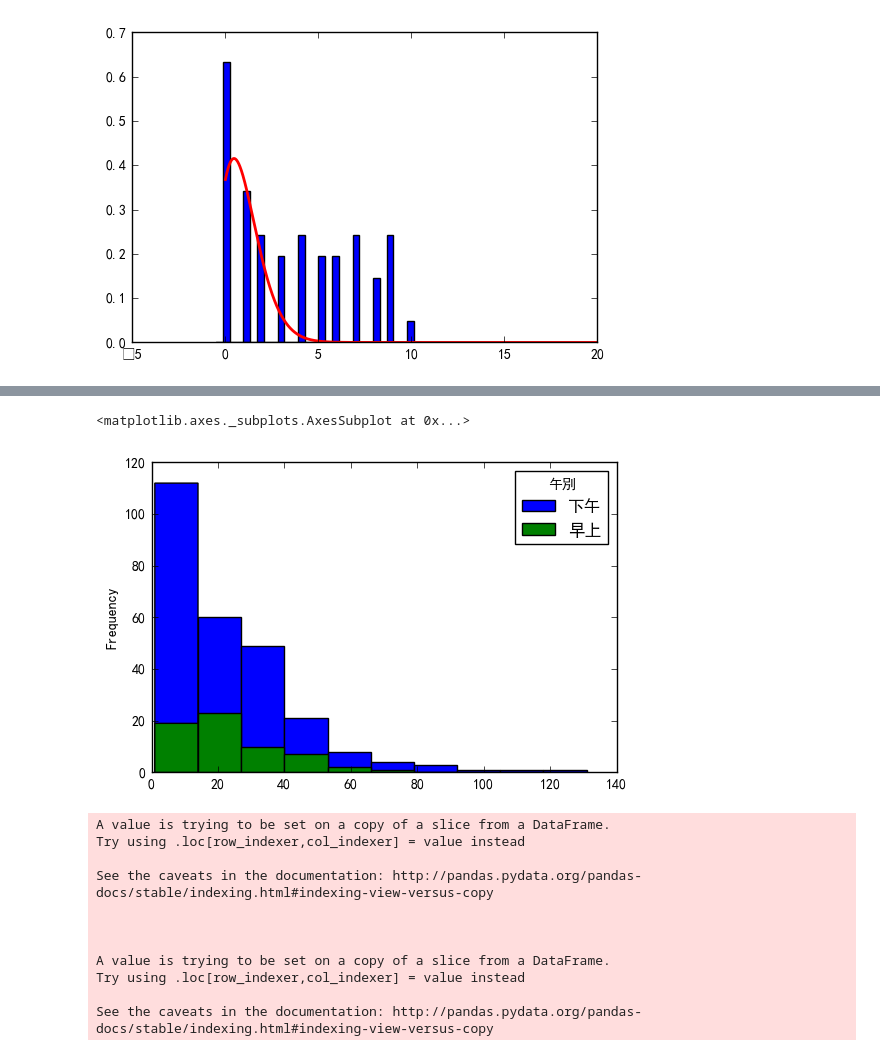
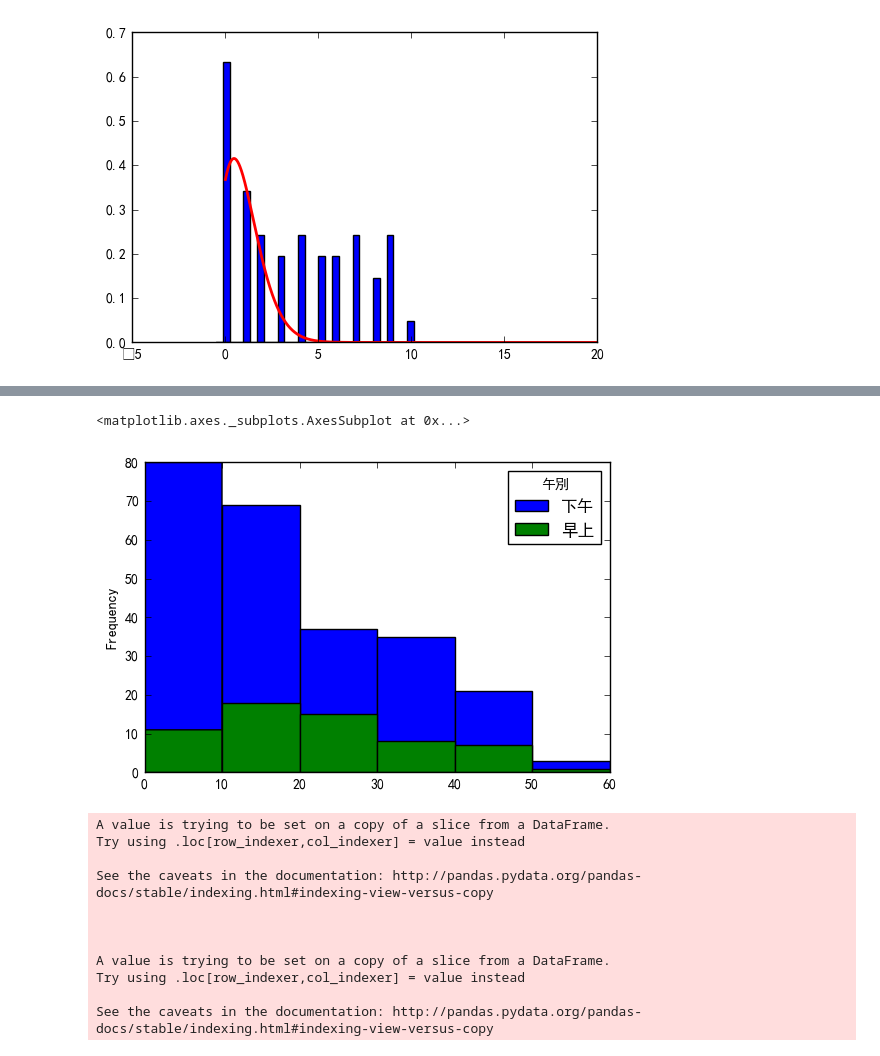
Before and after one commit to t0mst0ne/OPD_waiting, a Jupyter notebook: OPD 門診叫號 分佈.ipynb, the cells around one changed output, grey strips where cells are left out. Saved outputs shown, nothing was run; the diff lists cells and outputs as text; code cells hidden in the pictures.

Commit message:
Change the scale of histogram on iplot , easy to see the different distribution Add feature analysis

```diff
--- a/OPD 門診叫號 分佈.ipynb
+++ b/OPD 門診叫號 分佈.ipynb
@@ -180,25 +206,25 @@ Covariance of the parameters could not be estimated
 # %%
 df[(df.午別.str.contains('上')) & (df.等候時間 != 0) ] ['等候時間'].iplot(kind = 'hist'
                                                                , bins=[0, 10, 20, 30, 40, 50, 60]
                                                                ,title='上午診'
                                                                ,xTitle='等候時間'
                                                                ,yTitle="病人數"
                                                               )
 
 df[df.等候時間 != 0].pivot(columns='午別', values='等候時間').iplot(kind='hist'
                                                           ,bins=[0, 10, 20, 30, 40, 50, 60]
                                                           ,barmode='stack'
-                                                          ,subplots=True
-                                                          ,shape=(2, 1)
+                                                          #,subplots=True
+                                                          #,shape=(2, 1)
                                                           ,xTitle = '等候時間'
                                                           ,yTitle = '病人數'
                                                          )
-df[df.等候時間 != 0].pivot(columns='午別', values='等候時間').plot(kind='hist')
+df[df.等候時間 != 0].pivot(columns='午別', values='等候時間').plot(kind='hist',bins=[0, 10, 20, 30, 40, 50, 60])
 # %% [output]
 [interactive output not drawn]
 [interactive output not drawn]
 <matplotlib.axes._subplots.AxesSubplot at 0x...>
-[figure, old version]
+[figure, new version]
 # %%
 # 整理 dataframe , '時間_x' 是報到時間, '時間_y' 是看診時間
 
```
Also changed, not shown: parts of 10 cells of this notebook.
